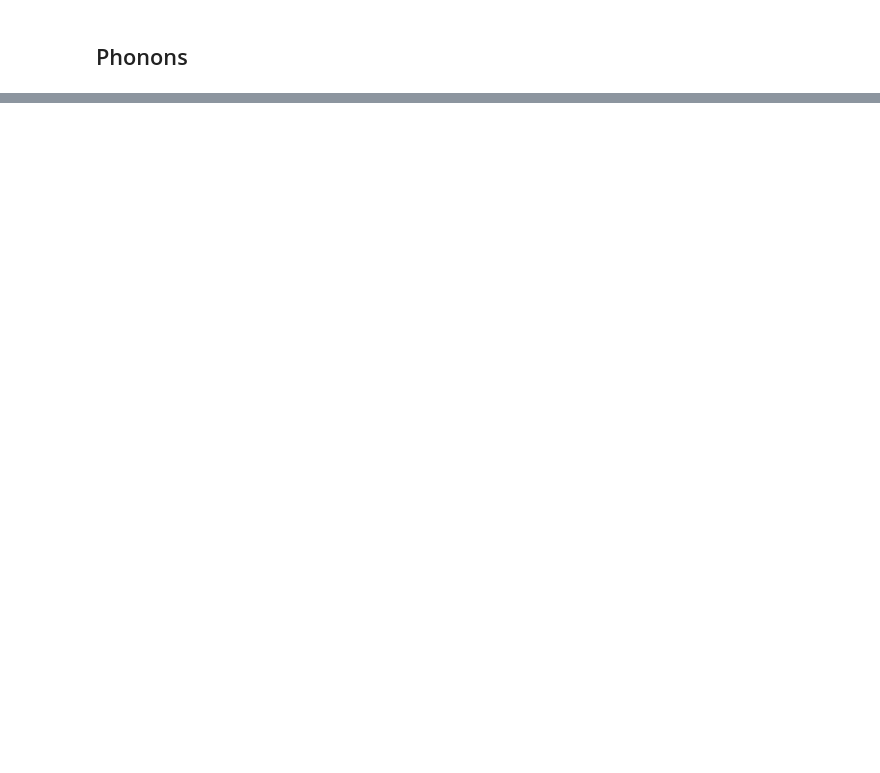
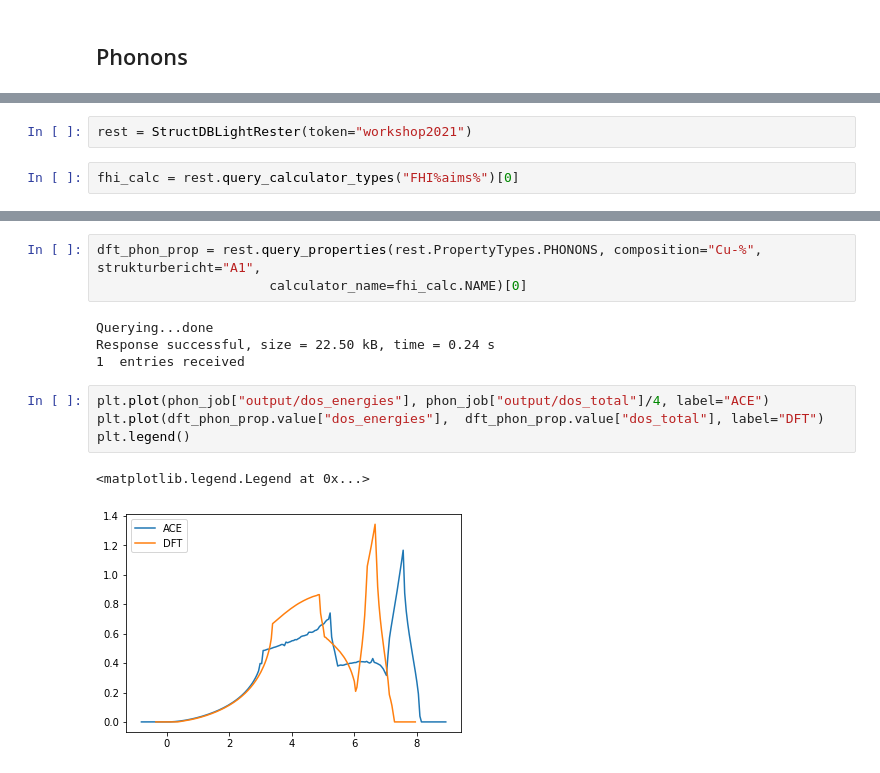
Before and after one commit to pyiron-workshop/potentials-workshop-2021, a Jupyter notebook: day_2/ace/pacemaker-fit-tutorial.ipynb, the cells around one changed output, grey strips where cells are left out. Saved outputs shown, nothing was run; the diff lists cells and outputs as text; blank space fills up the shorter version.

```diff
--- a/day_2/ace/pacemaker-fit-tutorial.ipynb
+++ b/day_2/ace/pacemaker-fit-tutorial.ipynb
@@ -339,0 +318,4 @@ phon_job.plot_dos()
+# %%
+rest = StructDBLightRester(token="workshop2021")
+# %%
+fhi_calc = rest.query_calculator_types("FHI%aims%")[0]
@@ -339,0 +343,14 @@ phon_job.plot_dos()
+# %%
+dft_phon_prop = rest.query_properties(rest.PropertyTypes.PHONONS, composition="Cu-%", strukturbericht="A1",
+                      calculator_name=fhi_calc.NAME)[0]
+# %% [output]
+Querying...done
+Response successful, size = 22.50 kB, time = 0.24 s
+1  entries received
+# %%
+plt.plot(phon_job["output/dos_energies"], phon_job["output/dos_total"]/4, label="ACE")
+plt.plot(dft_phon_prop.value["dos_energies"],  dft_phon_prop.value["dos_total"], label="DFT")
+plt.legend()
+# %% [output]
+<matplotlib.legend.Legend at 0x...>
+[figure, added]
```
Also changed, not shown: parts of 64 cells of this notebook.
